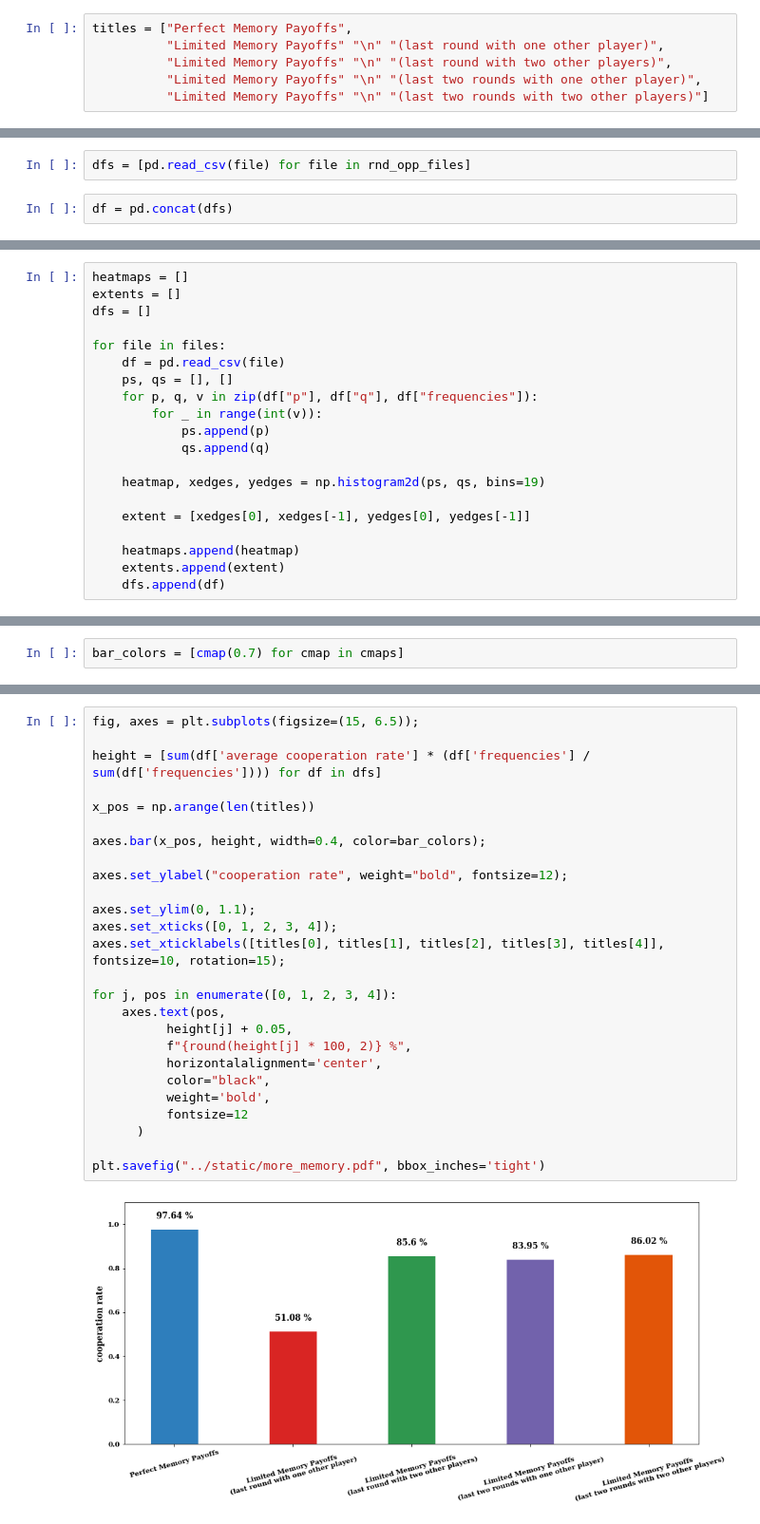
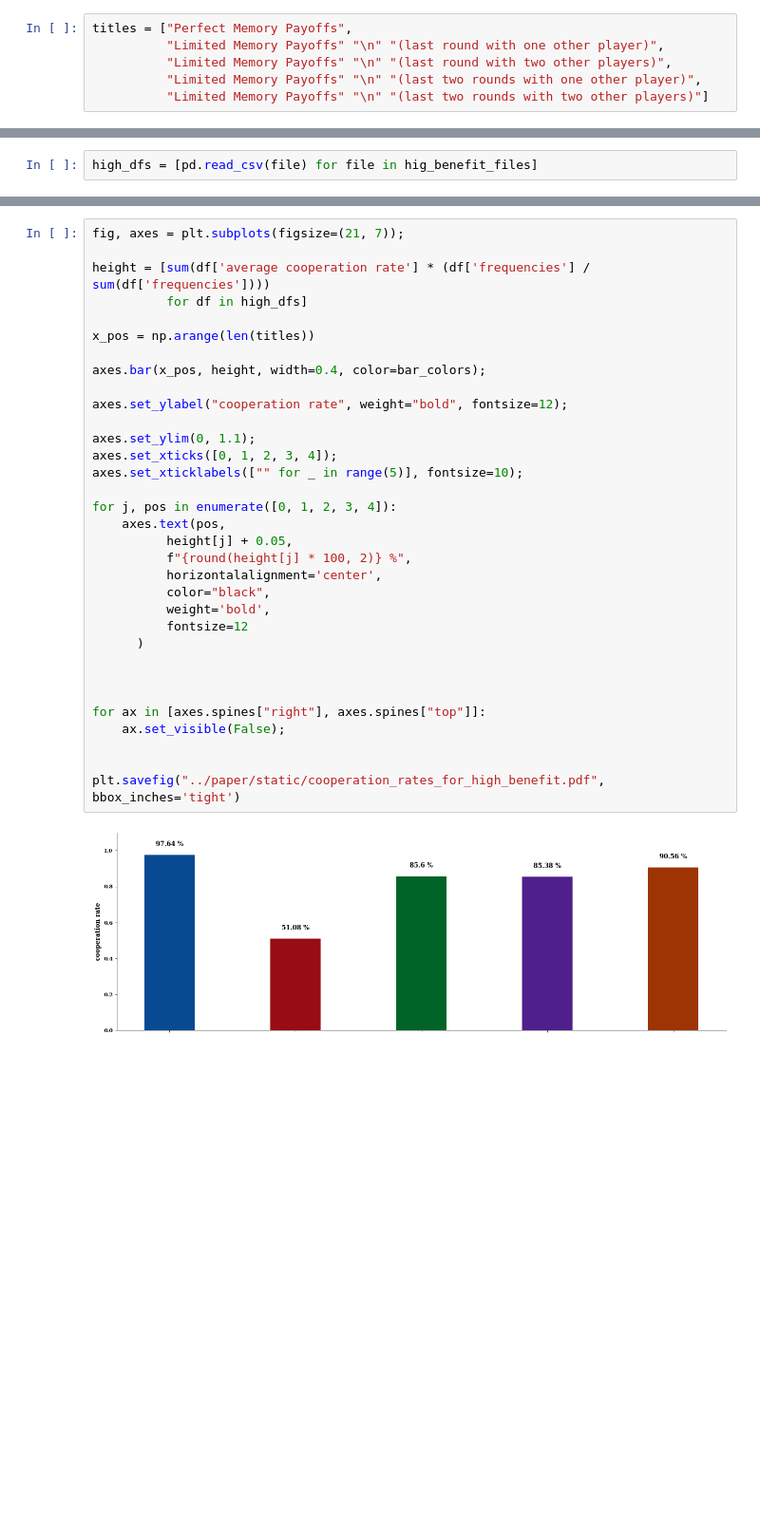
Before and after one commit to Nikoleta-v3/evolution-of-cooperation-with-limited-updating-payoff-memory, a Jupyter notebook: nbs/Donation Game More Memory.ipynb, the cells around one changed output, grey strips where cells are left out. Shown at 95% size. Cells and saved outputs as stored; diff of their text form; blank space fills up the shorter version.

```diff
--- a/nbs/Donation Game More Memory.ipynb
+++ b/nbs/Donation Game More Memory.ipynb
@@ -233,4 +284,2 @@ rnd_opp_files = ["../data/two-rounds-opponents/clean_two_rounds_opponents_seed_1
 # %%
-dfs = [pd.read_csv(file) for file in rnd_opp_files]
+high_dfs = [pd.read_csv(file) for file in hig_benefit_files]
-# %%
-df = pd.concat(dfs)
@@ -245,20 +285,0 @@ files = ["../data/clean_expected_b_10.csv",
-# %%
-heatmaps = []
-extents = []
-dfs = []
-
-for file in files:
-    df = pd.read_csv(file)
-    ps, qs = [], []
-    for p, q, v in zip(df["p"], df["q"], df["frequencies"]):
-        for _ in range(int(v)):
-            ps.append(p)
-            qs.append(q)
-
-    heatmap, xedges, yedges = np.histogram2d(ps, qs, bins=19)
-
-    extent = [xedges[0], xedges[-1], yedges[0], yedges[-1]]
-
-    heatmaps.append(heatmap)
-    extents.append(extent)
-    dfs.append(df)
@@ -302,2 +285,0 @@ FileNotFoundError: [Errno 2] No such file or directory: '../data/clean_expected_
-# %%
-bar_colors = [cmap(0.7) for cmap in cmaps]
@@ -312,28 +286,35 @@ bar_colors
 # %%
-fig, axes = plt.subplots(figsize=(15, 6.5));
+fig, axes = plt.subplots(figsize=(21, 7));
 
-height = [sum(df['average cooperation rate'] * (df['frequencies'] / sum(df['frequencies']))) for df in dfs]
+height = [sum(df['average cooperation rate'] * (df['frequencies'] / sum(df['frequencies'])))
+          for df in high_dfs]
 
 x_pos = np.arange(len(titles))
 
 axes.bar(x_pos, height, width=0.4, color=bar_colors);
 
 axes.set_ylabel("cooperation rate", weight="bold", fontsize=12);
 
 axes.set_ylim(0, 1.1);
 axes.set_xticks([0, 1, 2, 3, 4]);
-axes.set_xticklabels([titles[0], titles[1], titles[2], titles[3], titles[4]], fontsize=10, rotation=15);
+axes.set_xticklabels(["" for _ in range(5)], fontsize=10);
 
 for j, pos in enumerate([0, 1, 2, 3, 4]):
     axes.text(pos,
           height[j] + 0.05,
           f"{round(height[j] * 100, 2)} %",
           horizontalalignment='center',
           color="black",
           weight='bold',
           fontsize=12
       )
 
-plt.savefig("../static/more_memory.pdf", bbox_inches='tight')
+
+
+for ax in [axes.spines["right"], axes.spines["top"]]:
+    ax.set_visible(False);
+
+
+plt.savefig("../paper/static/cooperation_rates_for_high_benefit.pdf", bbox_inches='tight')
 # %% [output]
-[figure, old version]
+[figure, new version]
```
Also changed, not shown: parts of 45 cells of this notebook, 12 other files.
